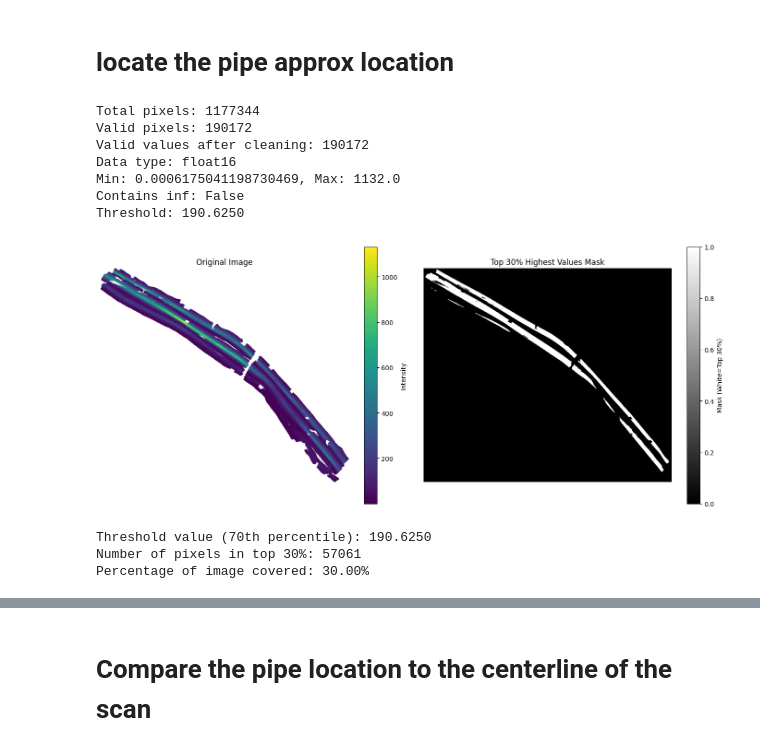
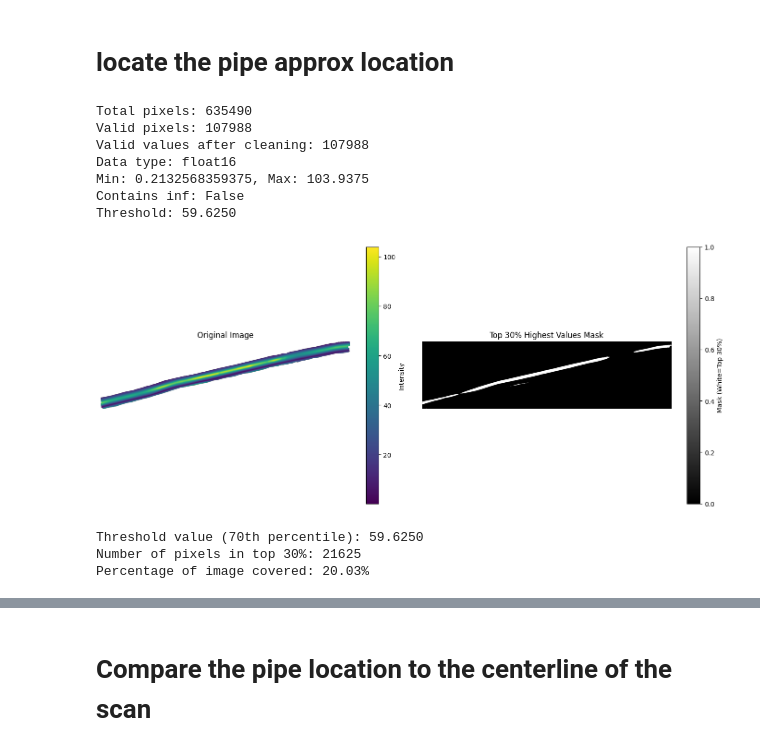
Before and after one commit to menadouassim/Skipper_NDT, a Jupyter notebook: task_number05.ipynb, the cells around one changed output, grey strips where cells are left out. Saved outputs shown, nothing was run; the diff lists cells and outputs as text; code cells hidden in the pictures.

```diff
--- a/task_number05.ipynb
+++ b/task_number05.ipynb
@@ -9,7 +9,7 @@ import pandas as pd
 # %%
 import numpy as np
 
-data = np.load("/Users/administrateur/Desktop/projects_repo/dossier sans titre/real_data/positif/real_data_00021.npz")
+data = np.load("/Users/administrateur/Desktop/projects_repo/dossier sans titre/real_data/positif/real_data_00003.npz")
 
 print(data.files)  # shows array names inside
 # %% [output]
@@ -171,48 +171,48 @@ valid_values = valid_values.astype(np.float64)
 
 # Calculate the 70th percentile (top 30% of values)
 if valid_values.size > 0:
-    threshold = np.percentile(valid_values, 70)
+    threshold = np.percentile(valid_values, 80)
     print(f"Threshold: {threshold:.4f}")
 
     # Create mask for the top 30% highest values (only among valid pixels)
     top_30_mask = (img >= threshold) & valid_mask
 
     # Create a figure with two subplots
     fig, axes = plt.subplots(1, 2, figsize=(14, 6))
 
     # Display original image
     im1 = axes[0].imshow(img, cmap='viridis')
     axes[0].set_title('Original Image')
     axes[0].axis('off')
     plt.colorbar(im1, ax=axes[0], label='Intensity')
 
     # Display the mask (top 30%)
     im2 = axes[1].imshow(top_30_mask, cmap='gray')
     axes[1].set_title('Top 30% Highest Values Mask')
     axes[1].axis('off')
     plt.colorbar(im2, ax=axes[1], label='Mask (White=Top 30%)')
 
     plt.tight_layout()
     plt.show()
 
     # Print statistics
     print(f"Threshold value (70th percentile): {threshold:.4f}")
     print(f"Number of pixels in top 30%: {np.sum(top_30_mask)}")
     print(f"Percentage of image covered: {100 * np.sum(top_30_mask) / np.sum(valid_mask):.2f}%")
 else:
     print("No valid values found in the image!")
 # %% [output]
-Total pixels: 1177344
-Valid pixels: 190172
-Valid values after cleaning: 190172
+Total pixels: 635490
+Valid pixels: 107988
+Valid values after cleaning: 107988
 Data type: float16
-Min: 0.0006175041198730469, Max: 1132.0
+Min: 0.2132568359375, Max: 103.9375
 Contains inf: False
-Threshold: 190.6250
+Threshold: 59.6250
-[figure, old version]
+[figure, new version]
-Threshold value (70th percentile): 190.6250
-Number of pixels in top 30%: 57061
-Percentage of image covered: 30.00%
+Threshold value (70th percentile): 59.6250
+Number of pixels in top 30%: 21625
+Percentage of image covered: 20.03%
 # %%
 # Apply centerline creation to the mask (top 30%)
 # Convert boolean mask to float, with NaN where mask is False
```
Also changed, not shown: parts of 4 cells of this notebook.
